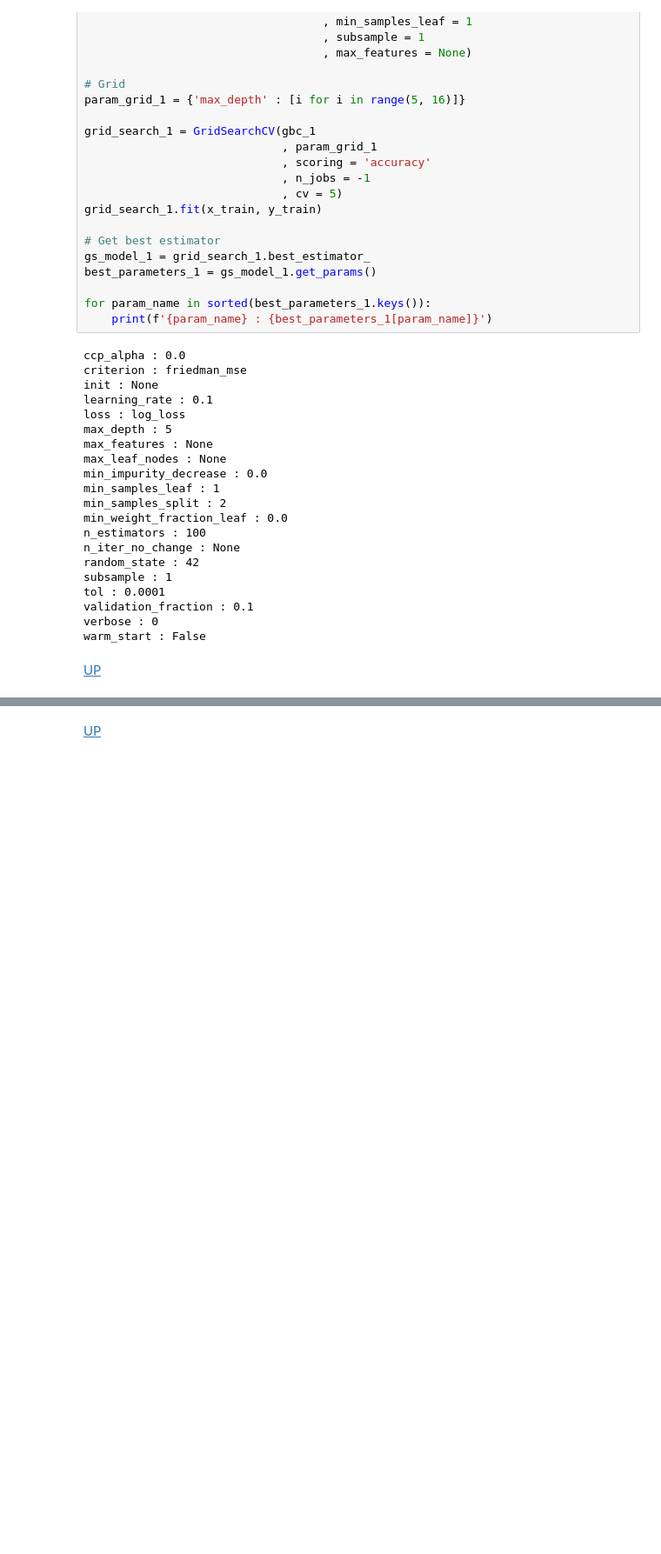
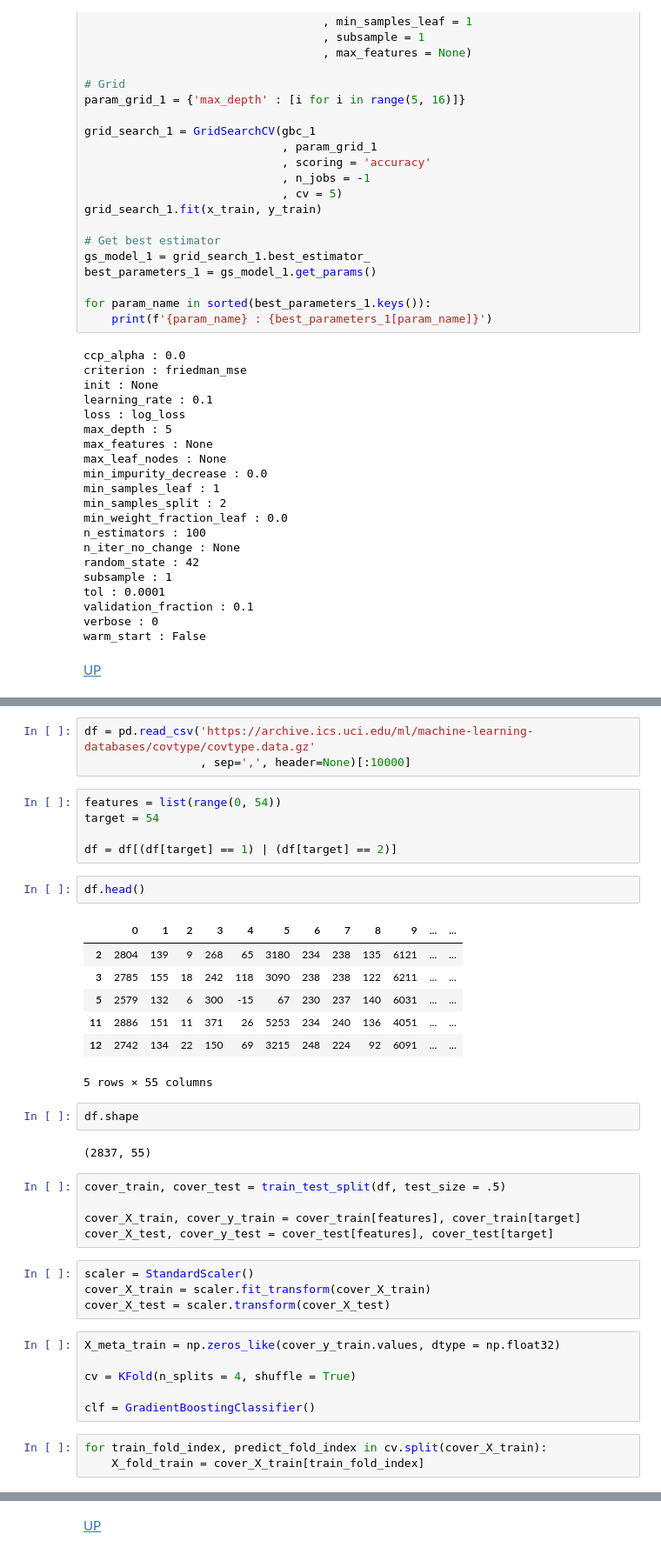
Before and after one commit to leopoldgerber/Machine-Learning, a Jupyter notebook: ML-6. Boosting. Stacking.ipynb, the cells around one changed output, grey strips where cells are left out. Shown: that part at 87% size. Saved outputs shown, nothing was run; the diff lists cells and outputs as text; blank space fills up the shorter version.

```diff
--- a/ML-6. Boosting. Stacking.ipynb
+++ b/ML-6. Boosting. Stacking.ipynb
@@ -334,0 +357,40 @@ warm_start : False
+# %%
+df = pd.read_csv('https://archive.ics.uci.edu/ml/machine-learning-databases/covtype/covtype.data.gz'
+                 , sep=',', header=None)[:10000]
+# %%
+features = list(range(0, 54))
+target = 54
+
+df = df[(df[target] == 1) | (df[target] == 2)]
+# %%
+df.head()
+# %% [output]
+|  | 0 | 1 | 2 | 3 | 4 | 5 | 6 | 7 | 8 | 9 | ... | ... |
+| 2 | 2804 | 139 | 9 | 268 | 65 | 3180 | 234 | 238 | 135 | 6121 | ... | ... |
+| 3 | 2785 | 155 | 18 | 242 | 118 | 3090 | 238 | 238 | 122 | 6211 | ... | ... |
+| 5 | 2579 | 132 | 6 | 300 | -15 | 67 | 230 | 237 | 140 | 6031 | ... | ... |
+| 11 | 2886 | 151 | 11 | 371 | 26 | 5253 | 234 | 240 | 136 | 4051 | ... | ... |
+| 12 | 2742 | 134 | 22 | 150 | 69 | 3215 | 248 | 224 | 92 | 6091 | ... | ... |
+5 rows × 55 columns
+# %%
+df.shape
+# %% [output]
+(2837, 55)
+# %%
+cover_train, cover_test = train_test_split(df, test_size = .5)
+
+cover_X_train, cover_y_train = cover_train[features], cover_train[target]
+cover_X_test, cover_y_test = cover_test[features], cover_test[target]
+# %%
+scaler = StandardScaler()
+cover_X_train = scaler.fit_transform(cover_X_train)
+cover_X_test = scaler.transform(cover_X_test)
+# %%
+X_meta_train = np.zeros_like(cover_y_train.values, dtype = np.float32)
+
+cv = KFold(n_splits = 4, shuffle = True)
+
+clf = GradientBoostingClassifier()
+# %%
+for train_fold_index, predict_fold_index in cv.split(cover_X_train):
+    X_fold_train = cover_X_train[train_fold_index]
```
Also changed, not shown: parts of 19 cells of this notebook.
